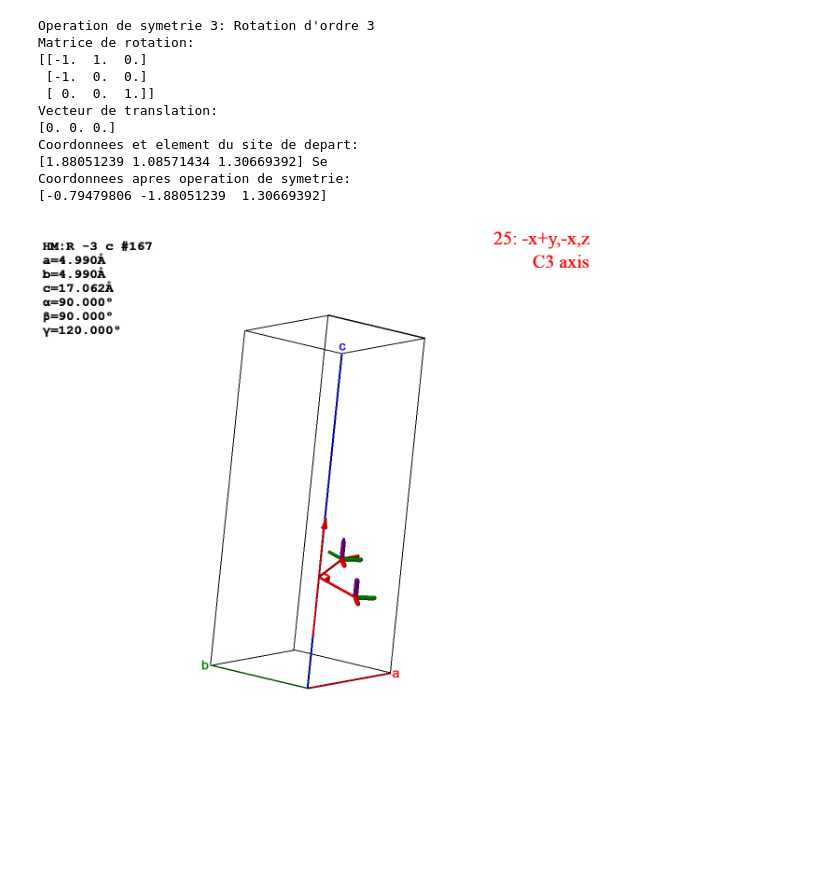
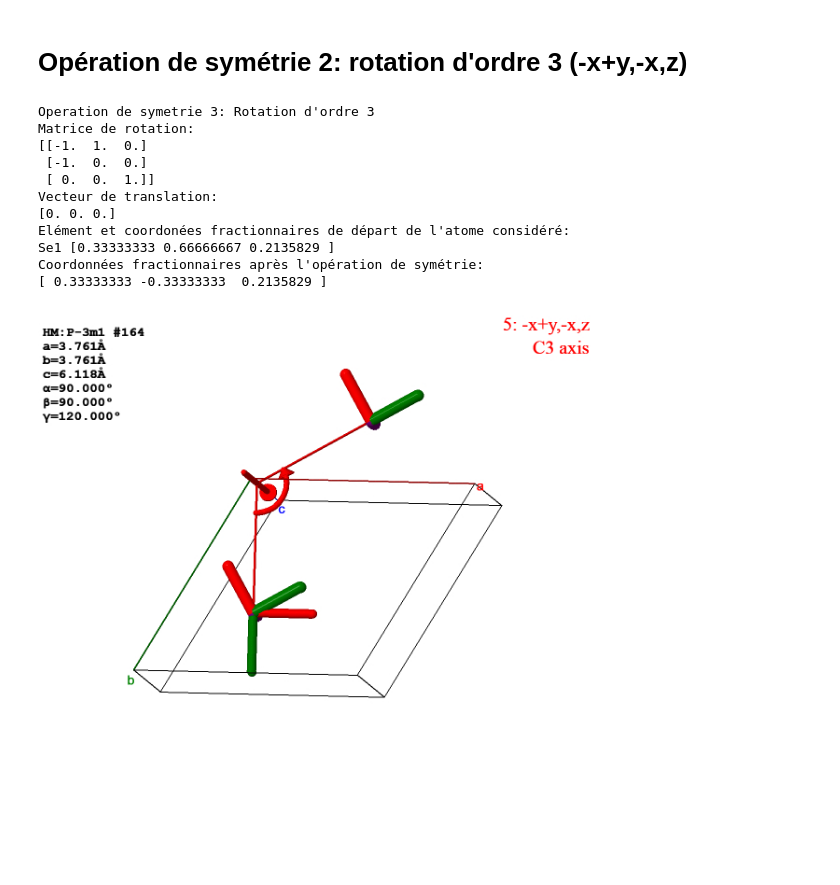
Before and after one commit to fdlo/lmapr1492, a Jupyter notebook: symmetry.ipynb, the cells around one changed output. Saved outputs shown, nothing was run; the diff lists cells and outputs as text; code cells hidden in the pictures; blank space fills up the shorter version.

```diff
--- a/symmetry.ipynb
+++ b/symmetry.ipynb
@@ -91,16 +95,18 @@ Image(filename="img/22.jpg",width=800, height=800)
+# %% [markdown]
+# Opération de symétrie 2: rotation d'ordre 3 (-x+y,-x,z)
 # %%
 symop3 = symop[4]
 rot3 = symop3.rotation_matrix
 transl3 = symop3.translation_vector
-print("Operation de symetrie 3: Rotation d'ordre 3")
 print("Matrice de rotation:")
 print(rot3)
 print("Vecteur de translation:")
 print(transl3)
-print("Coordonnees et element du site de depart:")
-print(site[2])
-print("Coordonnees apres operation de symetrie:")
-print(dot(rot3, site[2].coords) + transl3)
+print("Elément et coordonées fractionnaires de départ de l'atome considéré:")
+print(site[2].species, site[2].frac_coords)
+print("Coordonnées fractionnaires après l'opération de symétrie:")
+#produit matriciel
+print(dot(rot3, site[2].frac_coords) + transl3)
 # %% [output]
 Operation de symetrie 3: Rotation d'ordre 3
 Matrice de rotation:
@@ -109,12 +115,12 @@ Matrice de rotation:
  [ 0.  0.  1.]]
 Vecteur de translation:
 [0. 0. 0.]
-Coordonnees et element du site de depart:
-[1.88051239 1.08571434 1.30669392] Se
-Coordonnees apres operation de symetrie:
-[-0.79479806 -1.88051239  1.30669392]
+Elément et coordonées fractionnaires de départ de l'atome considéré:
+Se1 [0.33333333 0.66666667 0.2135829 ]
+Coordonnées fractionnaires après l'opération de symétrie:
+[ 0.33333333 -0.33333333  0.2135829 ]
 # %%
-#C3 axis (-x+y,-x,z)
-Image(filename="img/25.jpg",width=800, height=800)
+#5 C3 axis (-x+y,-x,z)
+Image(filename="img/5.jpg",width=800, height=800)
 # %% [output]
-[figure, old version]
+[figure, new version]
```
Also changed, not shown: parts of 7 cells of this notebook, 3 other files.
